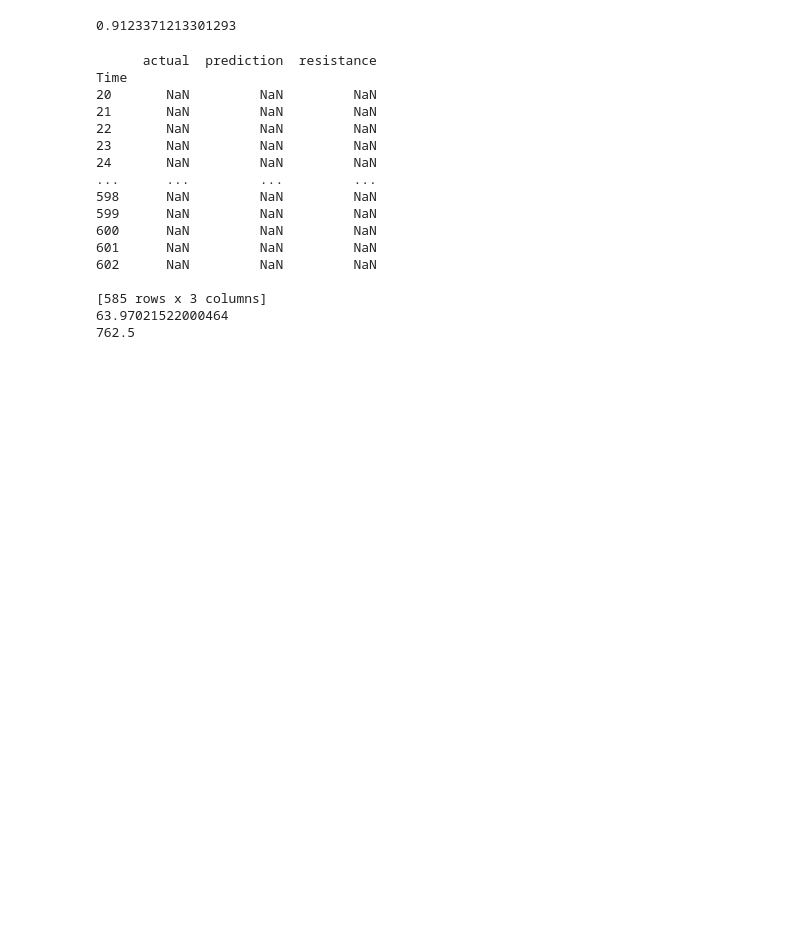
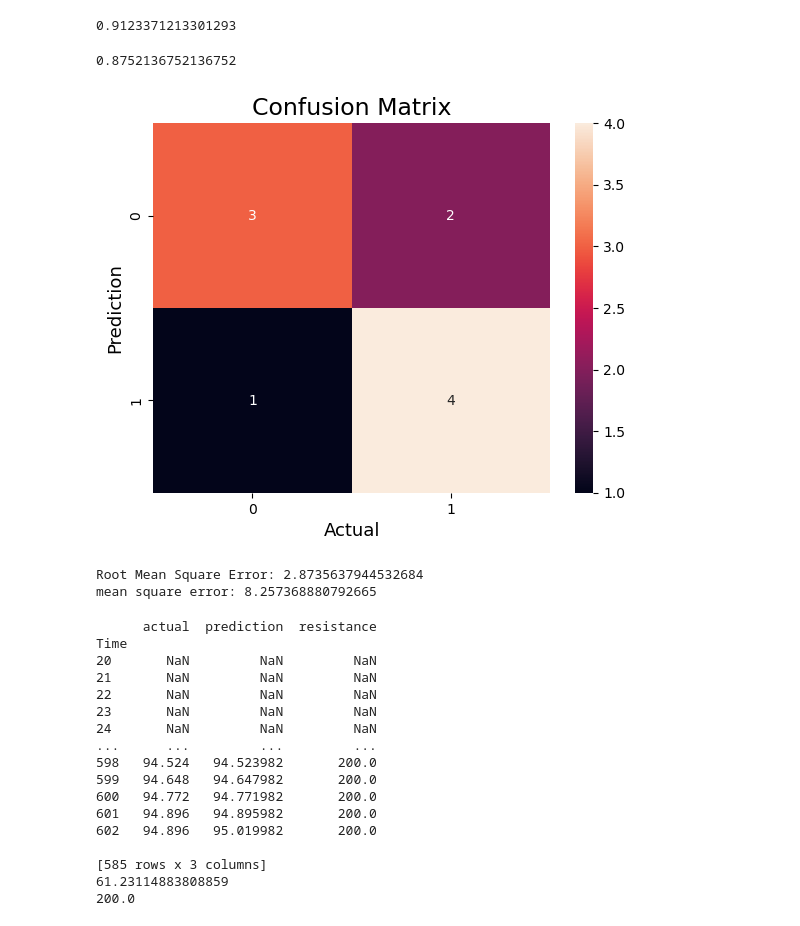
Before and after one commit to Biancaa-R/Humidity-sensors-reading-prediction-and-Incubator-parameters-determination, a Jupyter notebook: humidity from resistance/rh_from_r.ipynb, the cells around one changed output. Drawn from its saved outputs; the diff is of its cells as text; code cells hidden in the pictures; blank space fills up the shorter version.

```diff
--- a/humidity from resistance/rh_from_r.ipynb
+++ b/humidity from resistance/rh_from_r.ipynb
@@ -107,6 +108,53 @@ from sklearn.metrics import mean_absolute_error
 mean_absolute_error(predictions["actual"],predictions["prediction"])
 # %% [output]
 0.9123371213301293
+# %%
+#calculting accuracy
+from sklearn.metrics import accuracy_score
+l=list(predictions["actual"])
+actual=[]
+pred=[]
+for i in l:
+    i=int(i)
+    actual.append(i)
+m=list(predictions["prediction"])
+for i in m:
+    i=int(i)
+    pred.append(i)
+accuracy = accuracy_score(actual,pred)
+print(accuracy)
+# %% [output]
+0.8752136752136752
+# %%
+#plotting confusion matrix
+from sklearn.metrics import confusion_matrix
+confusion_matrix(actual,pred)
+
+import seaborn as sns
+import matplotlib.pyplot as plt
+sns.heatmap(cm,
+            annot=True,
+            fmt='g',)
+plt.ylabel('Prediction',fontsize=13)
+plt.xlabel('Actual',fontsize=13)
+plt.title('Confusion Matrix',fontsize=17)
+plt.show()
+# %% [output]
+[figure, added]
+# %%
+#Root mean square error:
+import numpy as np
+from sklearn.metrics import mean_squared_error
+
+# Calculate RMSE
+mse=mean_squared_error(l,m)
+rmse = np.sqrt(mean_squared_error(l,m))
+
+print("Root Mean Square Error:", rmse)
+print("mean square error:",mse)
+# %% [output]
+Root Mean Square Error: 2.8735637944532684
+mean square error: 8.257368880792665
 # %%
 res=float(input("Enter the resistance value"))
 
@@ -136,12 +184,12 @@ Time
 23       NaN         NaN         NaN
 24       NaN         NaN         NaN
 ...      ...         ...         ...
-598      NaN         NaN         NaN
-599      NaN         NaN         NaN
-600      NaN         NaN         NaN
-601      NaN         NaN         NaN
-602      NaN         NaN         NaN
+598   94.524   94.523982       200.0
+599   94.648   94.647982       200.0
+600   94.772   94.771982       200.0
+601   94.896   94.895982       200.0
+602   94.896   95.019982       200.0
 
 [585 rows x 3 columns]
-63.97021522000464
-762.5
+61.23114883808859
+200.0
```
Also changed, not shown: parts of 1 cell of this notebook.
